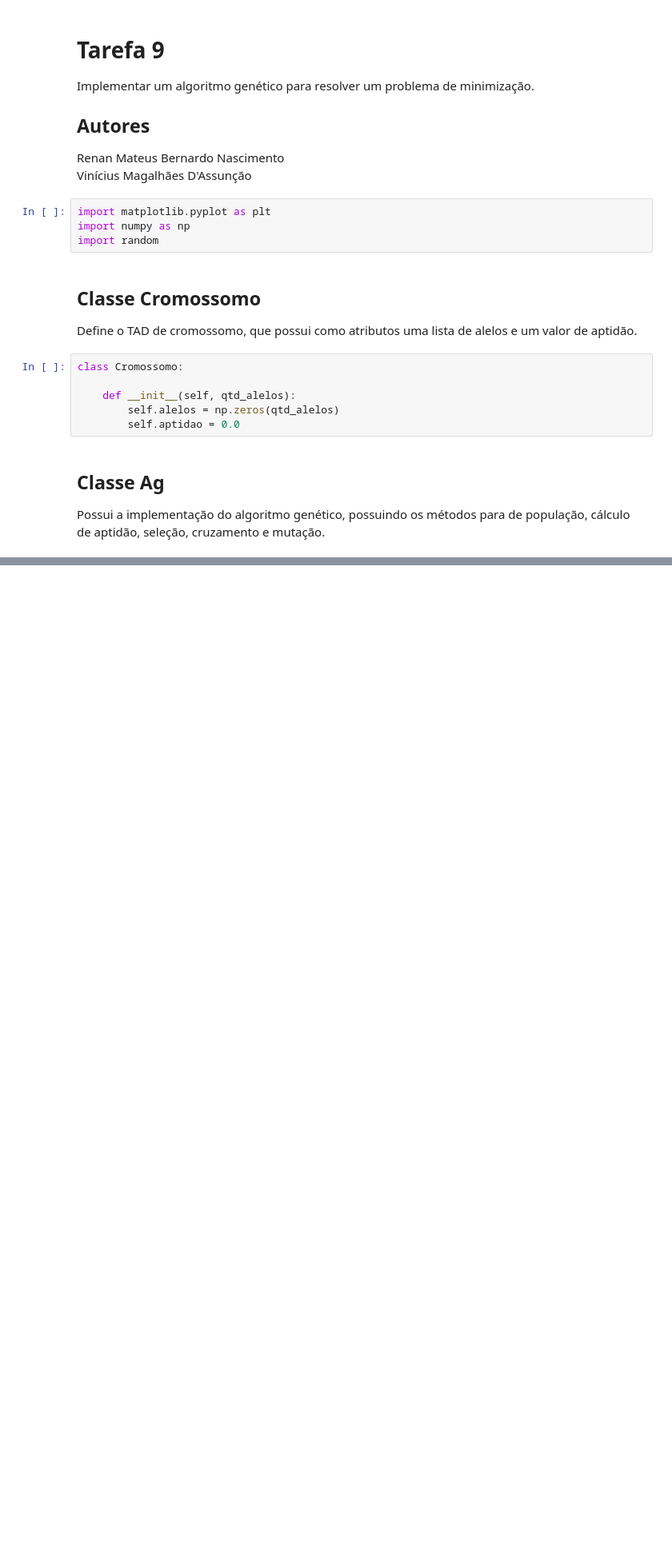
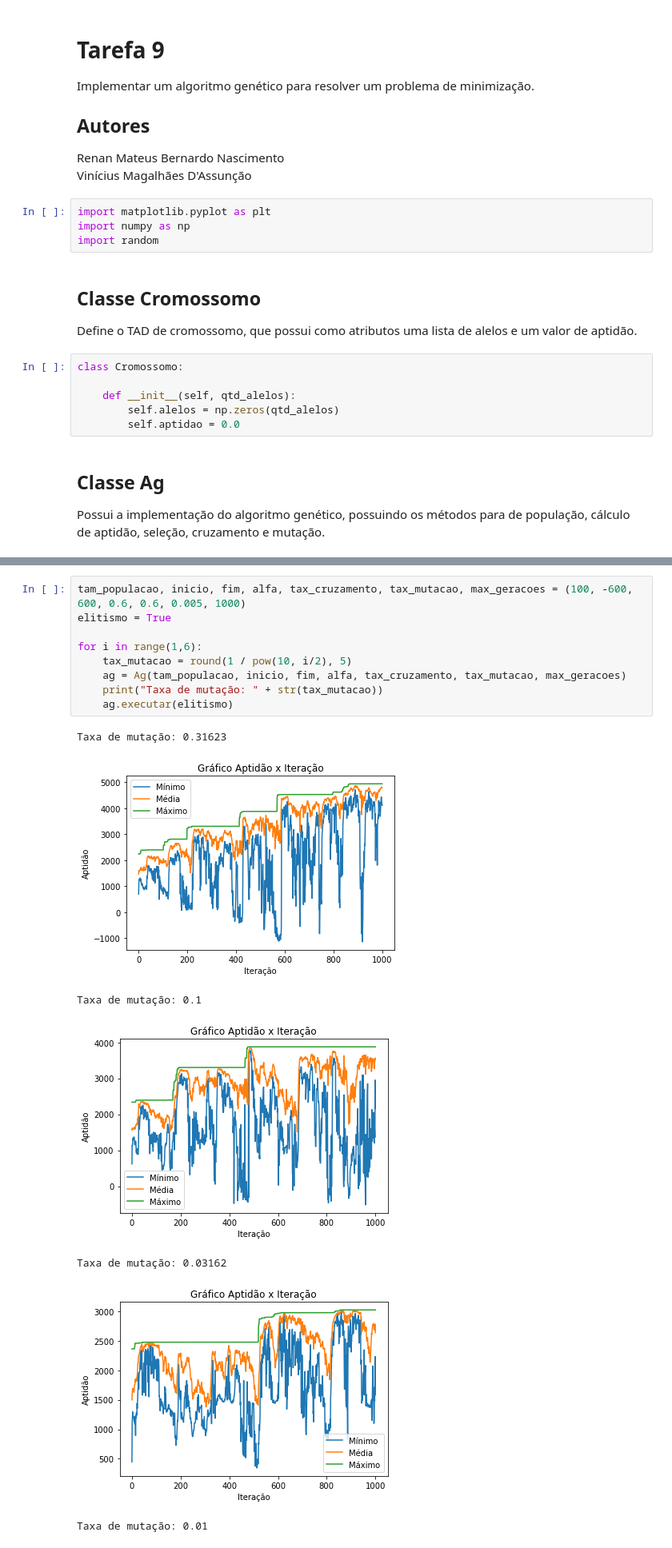
Before and after one commit to viniciusvmda/algoritmo-genetico, a Jupyter notebook: algoritmo_genetico.ipynb, the cells around one changed output, grey strips where cells are left out. Shown at 80% size. Saved outputs shown, nothing was run; the diff lists cells and outputs as text; blank space fills up the shorter version.

```diff
--- a/algoritmo_genetico.ipynb
+++ b/algoritmo_genetico.ipynb
@@ -192,0 +227,17 @@ ag.executar()
+# %%
+tam_populacao, inicio, fim, alfa, tax_cruzamento, tax_mutacao, max_geracoes = (100, -600, 600, 0.6, 0.6, 0.005, 1000)
+elitismo = True
+
+for i in range(1,6):
+    tax_mutacao = round(1 / pow(10, i/2), 5)
+    ag = Ag(tam_populacao, inicio, fim, alfa, tax_cruzamento, tax_mutacao, max_geracoes)
+    print("Taxa de mutação: " + str(tax_mutacao))
+    ag.executar(elitismo)
+# %% [output]
+Taxa de mutação: 0.31623
+[figure, added]
+Taxa de mutação: 0.1
+[figure, added]
+Taxa de mutação: 0.03162
+[figure, added]
+Taxa de mutação: 0.01
```
Also changed, not shown: parts of 10 cells of this notebook, 5 other files.
